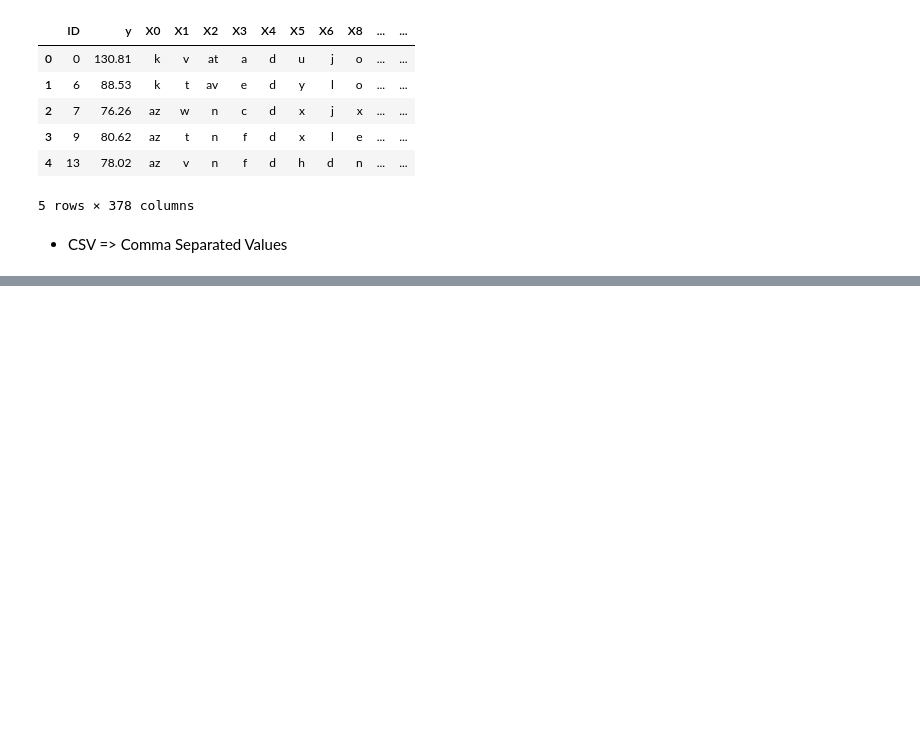
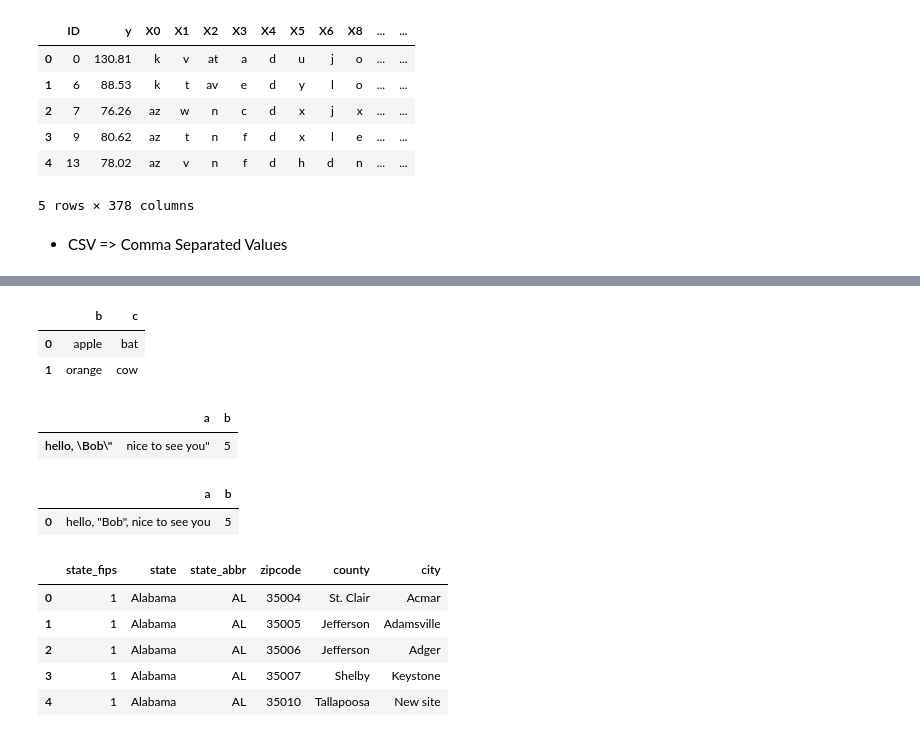
Before and after one commit to Engg-Abhinav/Python-Libraries, a Jupyter notebook: Python_Tutorial_3.ipynb, the cells around one changed output, grey strips where cells are left out. Cells and saved outputs as stored; diff of their text form; code cells hidden in the pictures; blank space fills up the shorter version.

```diff
--- a/Python_Tutorial_3.ipynb
+++ b/Python_Tutorial_3.ipynb
@@ -152,0 +368,6 @@ df.head()
+# %%
+pd.read_csv(StringIO(data), usecols=['b','c'], index_col=False)
+# %% [output]
+|  | b | c |
+| 0 | apple | bat |
+| 1 | orange | cow |
@@ -152,0 +378,23 @@ df.head()
+# %%
+pd.read_csv(StringIO(data))
+# %% [output]
+|  | a | b |
+| hello, \Bob\" | nice to see you" | 5 |
+# %%
+pd.read_csv(StringIO(data), escapechar='\\')
+# %% [output]
+|  | a | b |
+| 0 | hello, "Bob", nice to see you | 5 |
+# %%
+## URL to CSV
+
+df3 = pd.read_csv('https://raw.githubusercontent.com/scpike/us-state-county-zip/master/geo-data.csv',)
+# %%
+df3.head()
+# %% [output]
+|  | state_fips | state | state_abbr | zipcode | county | city |
+| 0 | 1 | Alabama | AL | 35004 | St. Clair | Acmar |
+| 1 | 1 | Alabama | AL | 35005 | Jefferson | Adamsville |
+| 2 | 1 | Alabama | AL | 35006 | Jefferson | Adger |
+| 3 | 1 | Alabama | AL | 35007 | Shelby | Keystone |
+| 4 | 1 | Alabama | AL | 35010 | Tallapoosa | New site |
```
Also changed, not shown: parts of 34 cells of this notebook.
